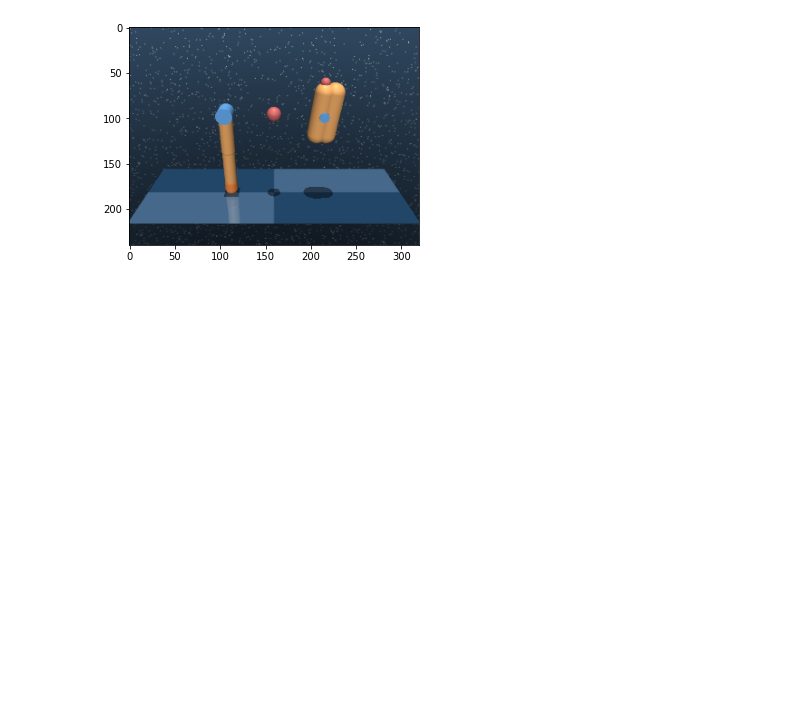
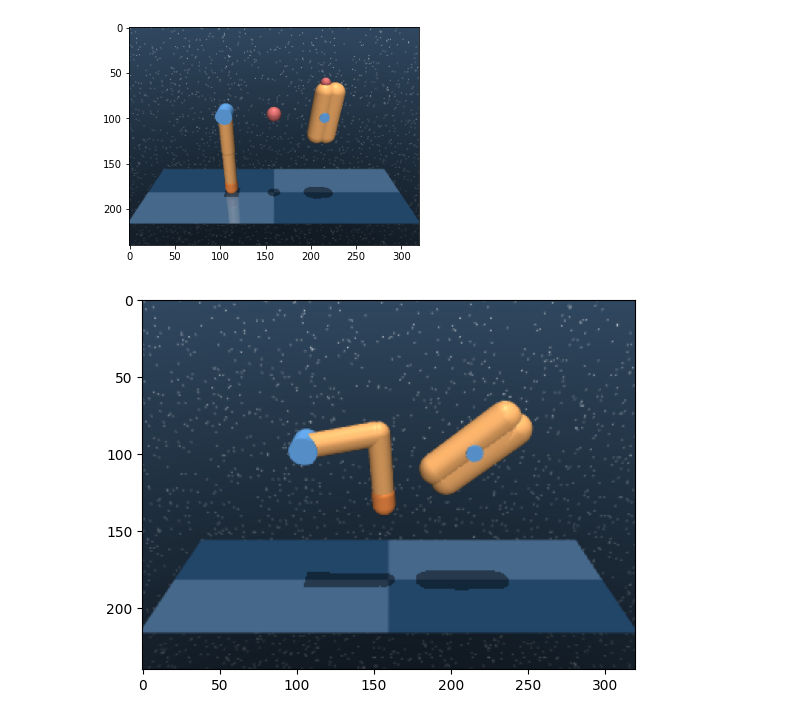
Before and after one commit to automl/CARL, a Jupyter notebook: examples/fiddle_finger.ipynb, the cells around one changed output. Drawn from its saved outputs; the diff is of its cells as text; code cells hidden in the pictures; blank space fills up the shorter version.

```diff
--- a/examples/fiddle_finger.ipynb
+++ b/examples/fiddle_finger.ipynb
@@ -203,3 +204,14 @@ plt.imshow(img)
 plt.show()
 # %% [output]
 [figure]
+# %%
+import matplotlib.pyplot as plt
+from carl.envs import CARLDmcFingerEnv
+
+env = CARLDmcFingerEnv(contexts={0: {"spinner_length": 0.2}})
+s = env.reset()
+img = env.render(mode="rgb_array")
+plt.imshow(img)
+plt.show()
+# %% [output]
+[figure, added]
```
Also changed, not shown: parts of 1 cell of this notebook, 3 other files.
